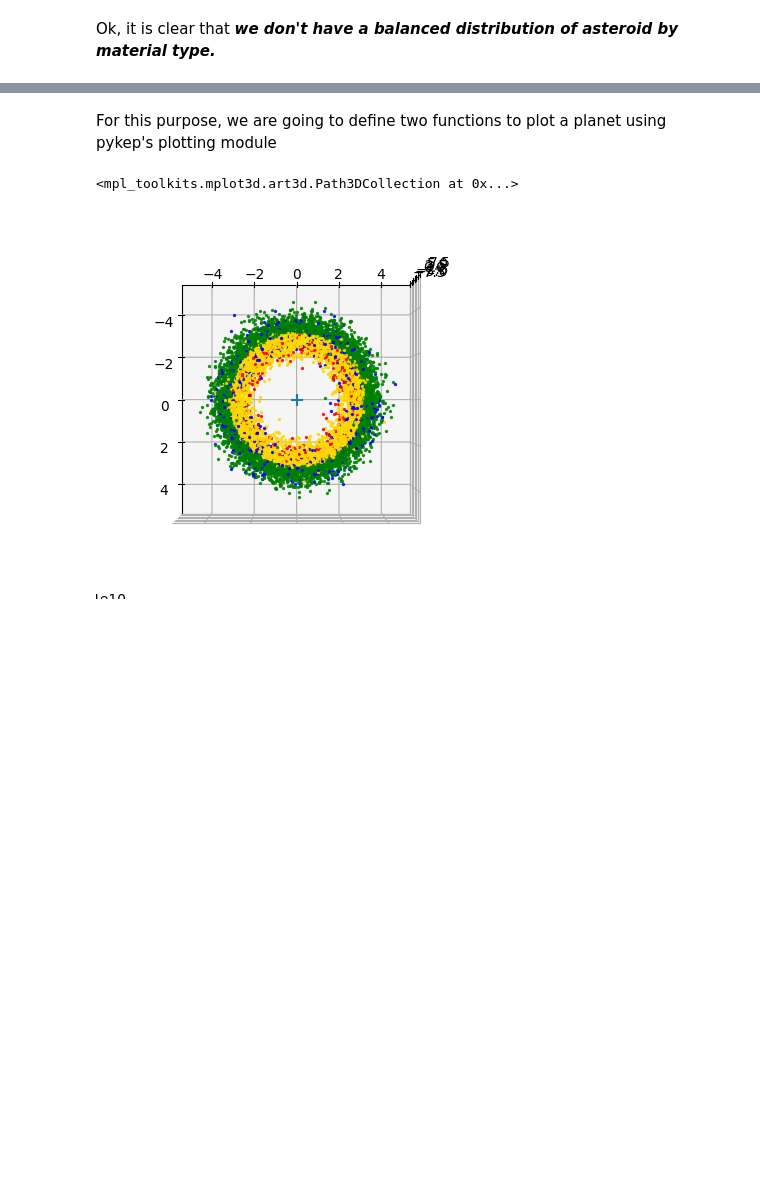
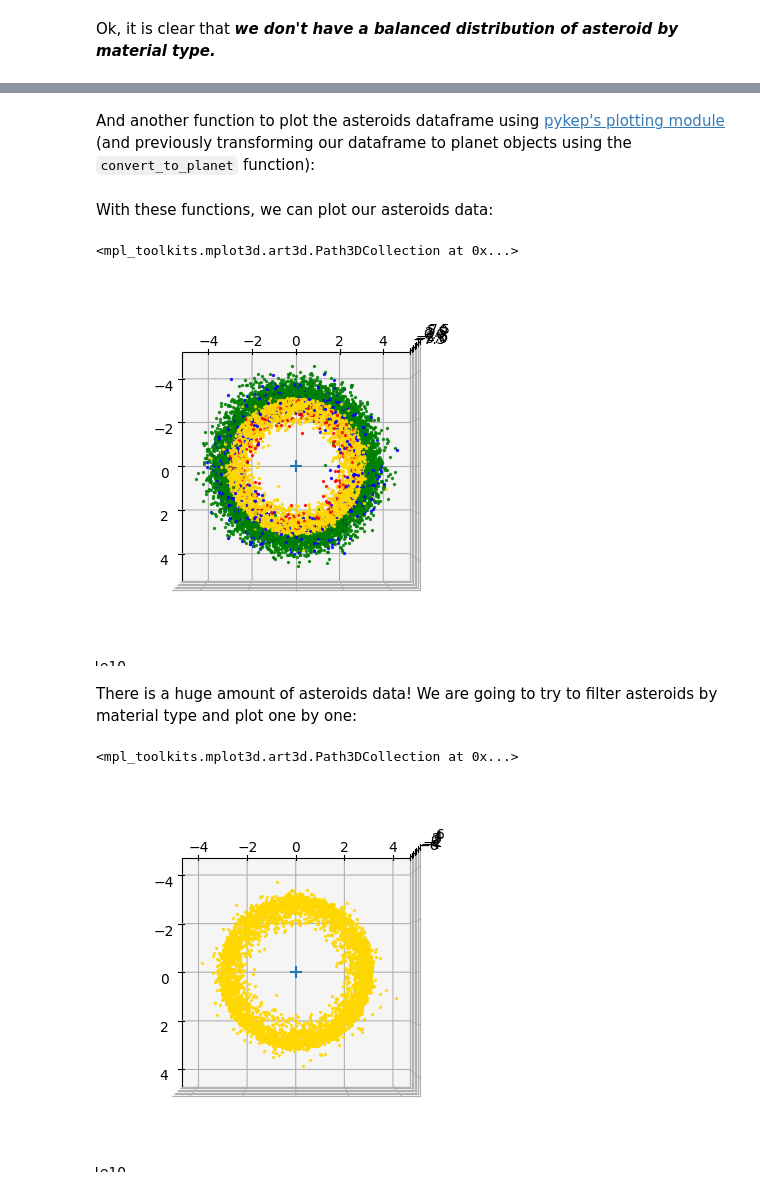
Before and after one commit to ocriado91/SpocMining, a Jupyter notebook: notebooks/01_spoc_data_exploration.ipynb, the cells around one changed output, grey strips where cells are left out. Drawn from its saved outputs; the diff is of its cells as text; code cells hidden in the pictures; blank space fills up the shorter version.

```diff
--- a/notebooks/01_spoc_data_exploration.ipynb
+++ b/notebooks/01_spoc_data_exploration.ipynb
@@ -253,8 +252,8 @@ def convert_to_planet(planet_data: dict) -> pk.planet:
       1.1,
       "Asteroid " + str(planet_data["ID"])
   )
-# %% [markdown]
-For this purpose, we are going to define two functions to plot a planet using pykep's plotting module
+# %% [markdown]
+And another function to plot the asteroids dataframe using [pykep's plotting module](https://esa.github.io/pykep/documentation/orbitplots.html) (and previously transforming our dataframe to planet objects using the `convert_to_planet` function):
 # %%
 def plot_planets(data: pl.DataFrame,
                  axes):
@@ -287,14 +279,34 @@ def show_planet_stats(data: pl.DataFrame):
+# %% [markdown]
+With these functions, we can plot our asteroids data:
+# %%
+ax = plt.figure().add_subplot(projection="3d")
+ax = plot_planets(data, ax)
+
+# Setup X and Y axis limits
+ax.set_xlim([-5e10, 5e10])
+ax.set_ylim([-5e10, 5e10])
+
+# Configure zenithal view
+ax.view_init(elev=90, azim=0)
+
+ax.scatter(0, 0, s=80, marker="+")
+# %% [output]
+<mpl_toolkits.mplot3d.art3d.Path3DCollection at 0x...>
+[figure, added]
+# %% [markdown]
+There is a huge amount of asteroids data! We are going to try to filter asteroids by material type and plot one by one:
 # %%
 ax = plt.figure().add_subplot(projection="3d")
-ax = plot_planets(data, ax)
+
+gold_data = data.filter(pl.col("Material Type") == 0)
+ax = plot_planets(gold_data, ax)
 
 # Configure zenithal view
 ax.view_init(elev=90, azim=0)
-
 ax.scatter(0, 0, s=80, marker="+")
 # %% [output]
 <mpl_toolkits.mplot3d.art3d.Path3DCollection at 0x...>
-[figure, old version]
+[figure, new version]
 # %%
 ax = plt.figure().add_subplot(projection="3d")
 
```
Also changed, not shown: parts of 16 cells of this notebook.
